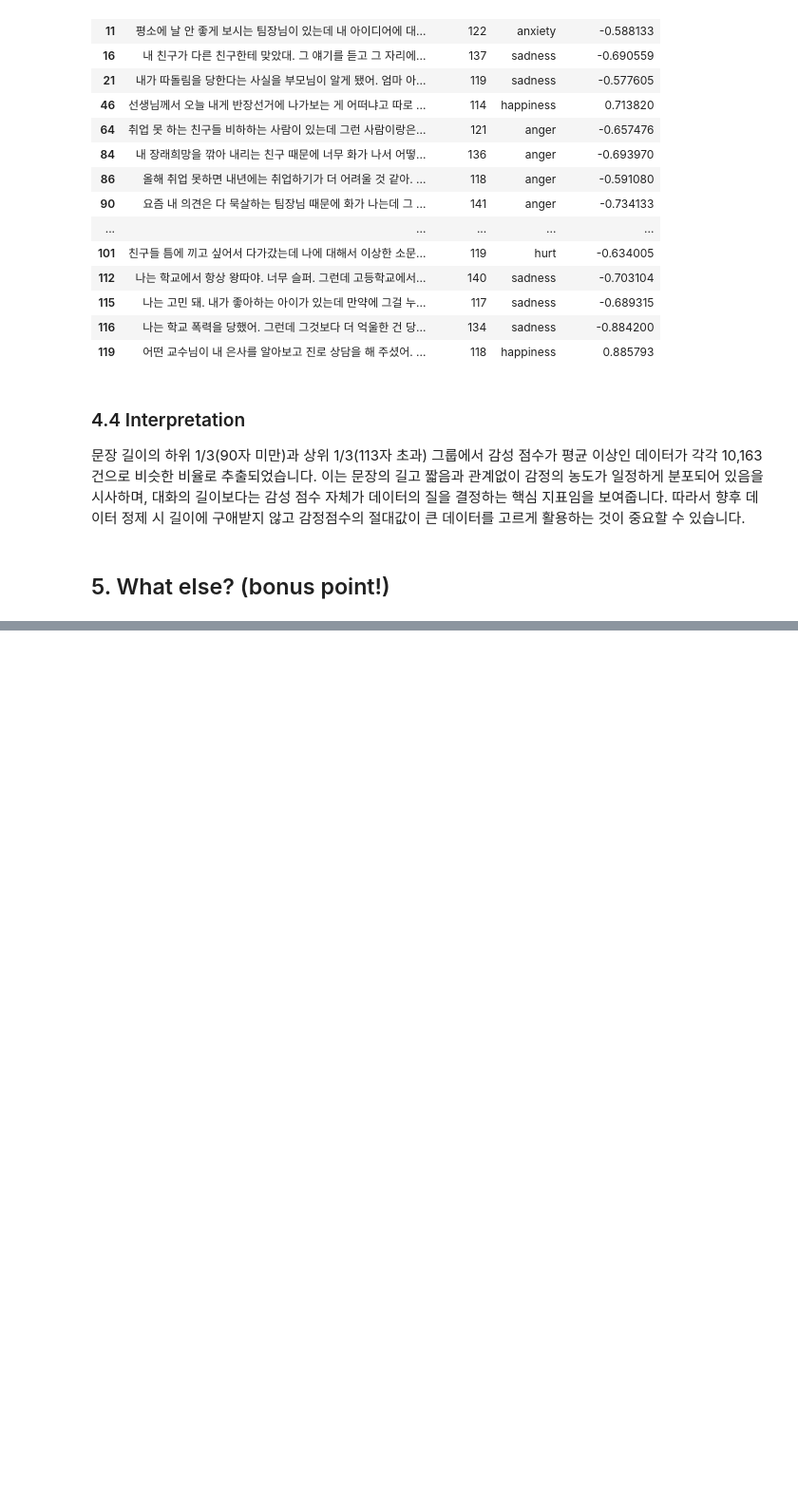
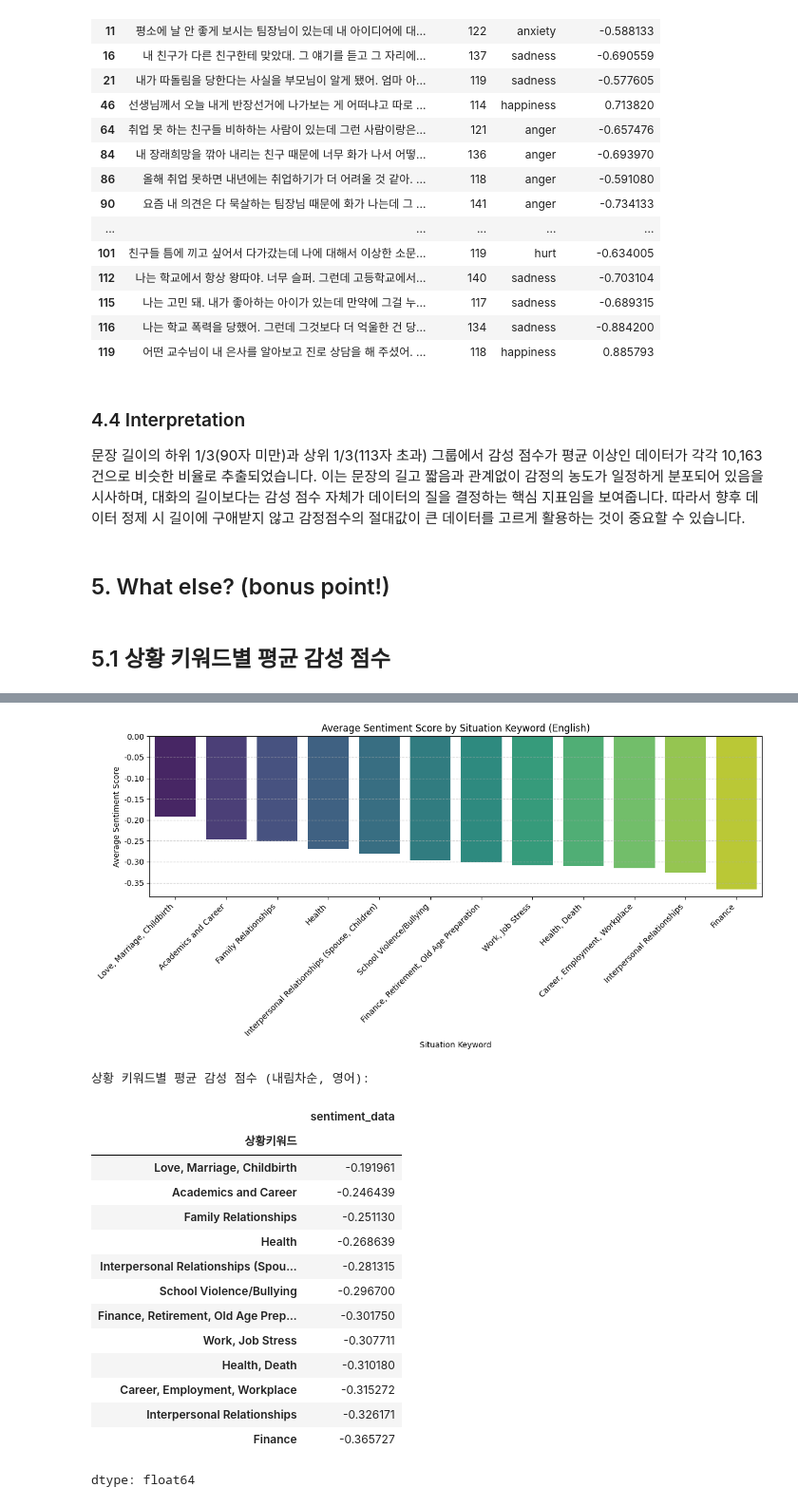
Before and after one commit to 202503660-ai/NLP_for_SocialScience, a Jupyter notebook: asgmt1_explore_your_dataset.ipynb, the cells around one changed output, grey strips where cells are left out. Shown at 95% size. Cells and saved outputs as stored; diff of their text form; code cells hidden in the pictures; blank space fills up the shorter version.

```diff
--- a/asgmt1_explore_your_dataset.ipynb
+++ b/asgmt1_explore_your_dataset.ipynb
@@ -716,0 +715,43 @@ long & highly rated (평균 감성 점수 초과): 10206
+# %% [markdown]
+## 5.1 상황 키워드별 평균 감성 점수
+# %%
+# Our implementation here
+import matplotlib.pyplot as plt
+import seaborn as sns
+
+# '상황키워드'별 평균 감성 점수 계산
+situation_sentiment_means = df_raw.groupby('상황키워드')['sentiment_data'].mean().sort_values(ascending=False)
+
+# 상황 키워드 한글을 영어로 번역 매핑
+situation_keyword_translation = {
+    '연애,결혼,출산': 'Love, Marriage, Childbirth',
+    '학업 및 진로': 'Academics and Career',
+    '가족관계': 'Family Relationships',
+    '건강': 'Health',
+    '대인관계(부부, 자녀)': 'Interpersonal Relationships (Spouse, Children)',
+    '학교폭력/따돌림': 'School Violence/Bullying',
+    '재정,은퇴,노후준비': 'Finance, Retirement, Old Age Preparation',
+    '직장, 업무 스트레스': 'Work, Job Stress',
+    '건강,죽음': 'Health, Death',
+    '진로,취업,직장': 'Career, Employment, Workplace',
+    '대인관계': 'Interpersonal Relationships',
+    '재정': 'Finance'
+}
+
+# 번역된 키워드를 사용하여 새로운 Series 생성
+translated_situation_sentiment_means = situation_sentiment_means.rename(index=situation_keyword_translation)
+
+# 시각화
+plt.figure(figsize=(12, 6))
+sns.barplot(x=translated_situation_sentiment_means.index, y=translated_situation_sentiment_means.values, palette='viridis')
+plt.title('Average Sentiment Score by Situation Keyword (English)')
+plt.xlabel('Situation Keyword')
+plt.ylabel('Average Sentiment Score')
+plt.xticks(rotation=45, ha='right')
+plt.grid(axis='y', linestyle='--', alpha=0.7)
+plt.tight_layout()
+plt.show()
+
+print("\n상황 키워드별 평균 감성 점수 (내림차순, 영어):\n")
+display(translated_situation_sentiment_means)
+# %% [output]
@@ -716,0 +775,17 @@ long & highly rated (평균 감성 점수 초과): 10206
+[figure, added]
+상황 키워드별 평균 감성 점수 (내림차순, 영어):
+|  | sentiment_data |
+| 상황키워드 |  |
+| Love, Marriage, Childbirth | -0.191961 |
+| Academics and Career | -0.246439 |
+| Family Relationships | -0.251130 |
+| Health | -0.268639 |
+| Interpersonal Relationships (Spou... | -0.281315 |
+| School Violence/Bullying | -0.296700 |
+| Finance, Retirement, Old Age Prep... | -0.301750 |
+| Work, Job Stress | -0.307711 |
+| Health, Death | -0.310180 |
+| Career, Employment, Workplace | -0.315272 |
+| Interpersonal Relationships | -0.326171 |
+| Finance | -0.365727 |
+dtype: float64
```
Also changed, not shown: parts of 8 cells of this notebook.
